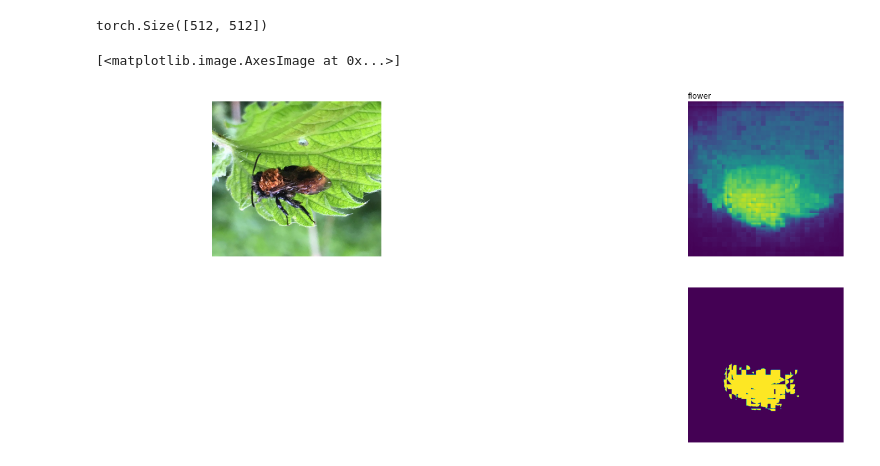
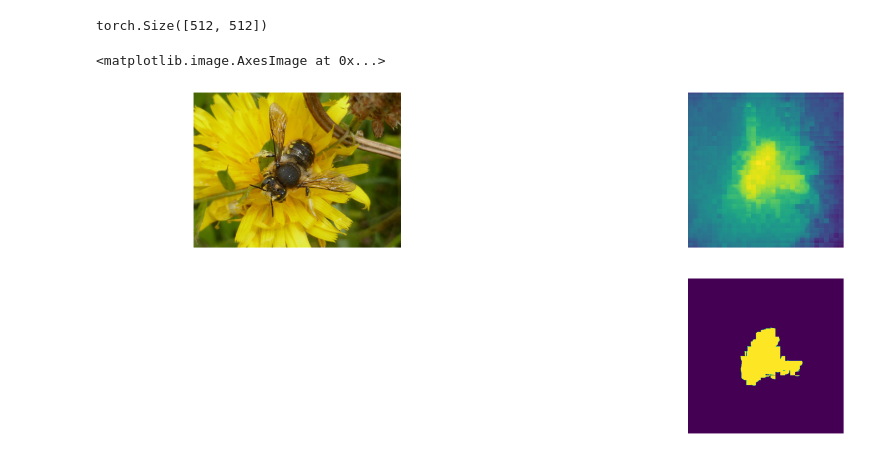
Before and after one commit to lwfld/reProj, a Jupyter notebook: clipseg.ipynb, the cells around one changed output. Cells and saved outputs as stored; diff of their text form; code cells hidden in the pictures.

```diff
--- a/clipseg.ipynb
+++ b/clipseg.ipynb
@@ -30,32 +48,51 @@ transform = transforms.Compose(
     ]
 )
 img = transform(input_image).unsqueeze(0)
+# %%
+from utils.img_loader import get_img_by_id
+
+input_image = get_img_by_id(120)
+transform = transforms.Compose(
+    [
+        transforms.ToTensor(),
+        transforms.Normalize(mean=[0.485, 0.456, 0.406], std=[0.229, 0.224, 0.225]),
+        transforms.Resize((512, 512)),
+    ]
+)
+img = transform(input_image).unsqueeze(0)
 # %%
+from torch import nn
+from utils.processors import toBinary
+
+threshold = 0.5
 # prompts = ["bee", "insect", "something can fly", "flower", "something to eat"]
-prompts = ["flower"]
+prompts = ["bee"]
 length = len(prompts)
 
 # predict
 with torch.no_grad():
     preds = model(img.repeat(length, 1, 1, 1), prompts)[0]
 
-print(preds[0][0].shape)
+# pred = nn.functional.interpolate(
+#     preds[0][0].unsqueeze(1), size=(input_image.size[1], input_image.size[0]), mode="bilinear"
+# )
+pred = preds[0][0]
 
-preds = torch.sigmoid(preds)
-threshold = 0.4
-one = torch.ones_like(preds)
-zero = torch.zeros_like(preds)
-preds_bi = torch.where(preds <= threshold, zero, one)
+print(pred.shape)
+
+pred_bi = toBinary(pred, threshold)
 
 
 # visualize prediction
 _, ax = plt.subplots(2, length + 1, figsize=(20, 8))
 [a.axis("off") for a in ax.flatten()]
 ax[0][0].imshow(input_image)
-[ax[0][i + 1].imshow(preds[i][0]) for i in range(length)]
-[ax[0][i + 1].text(0, -10, prompts[i]) for i in range(length)]
-[ax[1][i + 1].imshow(preds_bi[i][0]) for i in range(length)]
+ax[0][1].imshow(pred)
+ax[1][1].imshow(pred_bi)
+# [ax[0][i + 1].imshow(preds[i][0]) for i in range(length)]
+# [ax[0][i + 1].text(0, -10, prompts[i]) for i in range(length)]
+# [ax[1][i + 1].imshow(preds_bi[i][0]) for i in range(length)]
 # %% [output]
 torch.Size([512, 512])
-[<matplotlib.image.AxesImage at 0x...>]
+<matplotlib.image.AxesImage at 0x...>
-[figure, old version]
+[figure, new version]
```
Also changed, not shown: parts of 3 cells of this notebook, 9 other files.
